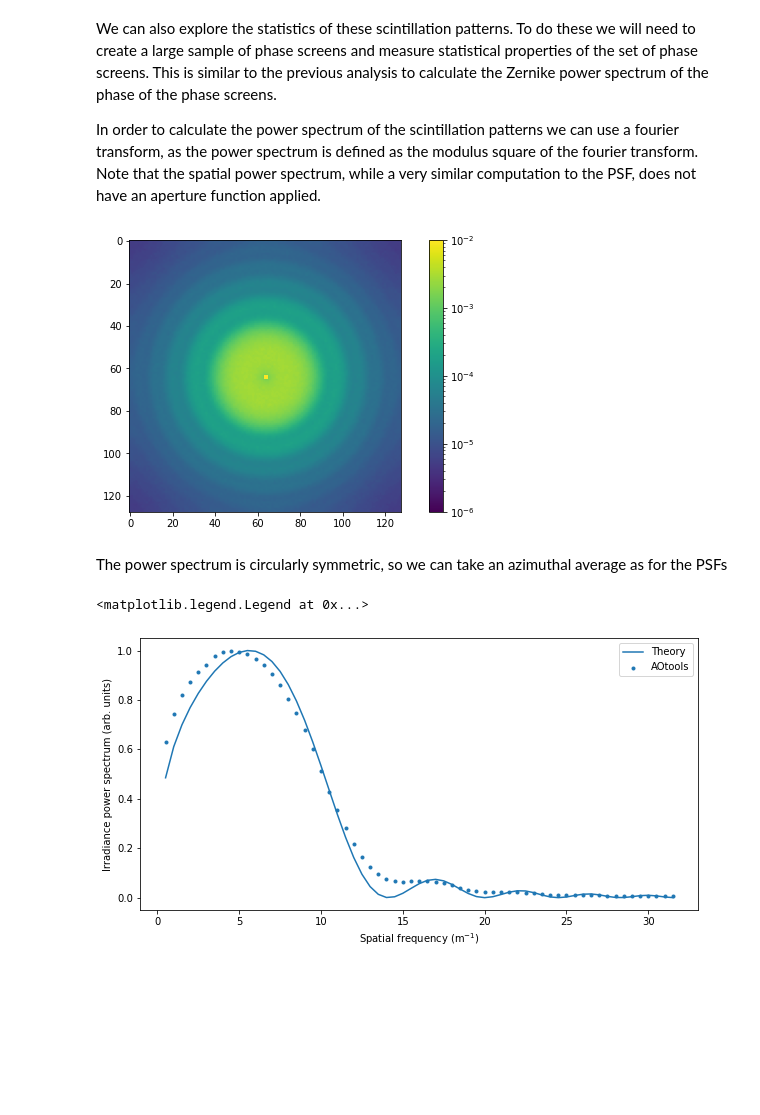
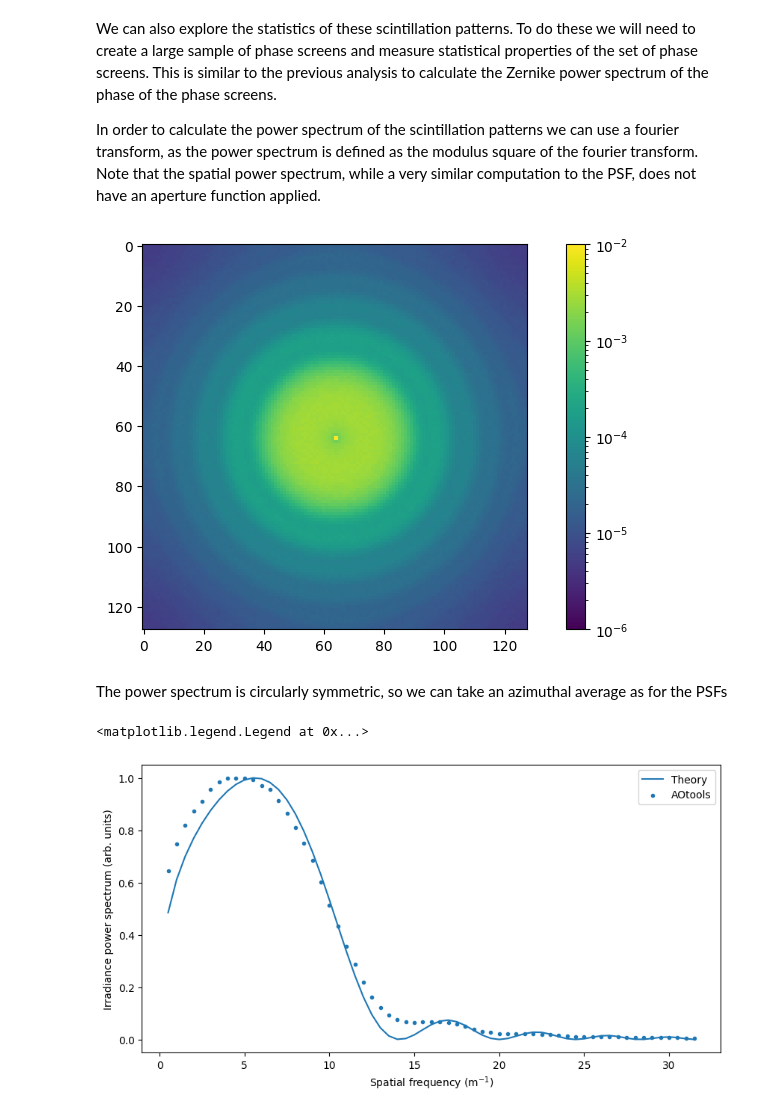
Before and after one commit to AOtools/aotools_tests, a Jupyter notebook: workshop/5_propagating_light.ipynb, the cells around one changed output. Saved outputs shown, nothing was run; the diff lists cells and outputs as text; code cells hidden in the pictures; blank space fills up the shorter version.

```diff
--- a/workshop/5_propagating_light.ipynb
+++ b/workshop/5_propagating_light.ipynb
@@ -11,11 +11,10 @@ import numpy
 import matplotlib.pylab as plt
 from tqdm import tqdm, trange, tqdm_notebook
 from astropy.io import fits
-%matplotlib inline
+# %matplotlib inline
 import aotools
 from aotools.turbulence import infinitephasescreen, phasescreen
 from matplotlib import animation, rcParams
-rcParams['figure.figsize'] = [10,5]
 from IPython.display import HTML
 import matplotlib.colors as colors
 j = 0+1j
@@ -216,7 +215,7 @@ plt.figure()
 plt.imshow(powerspec.mean(0), norm=colors.LogNorm(1e-6,1e-2))
 cbar = plt.colorbar()
 # %% [output]
-[figure, old version]
+[figure, new version]
 # %% [markdown]
 The power spectrum is circularly symmetric, so we can take an azimuthal average as for the PSFs
 # %%
@@ -238,11 +237,11 @@ W_th = W(spatial_freqs, propagation_distance, aotools.r0_to_cn2(r0))
 # %%
 plt.figure()
 plt.plot(spatial_freqs, W_th/W_th.max(), label='Theory')
-plt.scatter(spatial_scales, powerspec_1d[1:]/powerspec_1d[1:].max(), marker='.', label='AOtools')
+plt.scatter(spatial_freqs, powerspec_1d[1:]/powerspec_1d[1:].max(), marker='.', label='AOtools')
 plt.xlabel('Spatial frequency (m$^{-1}$)')
 plt.ylabel('Irradiance power spectrum (arb. units)')
 plt.legend(loc=0)
 # plt.xlim(0,30)
 # %% [output]
 <matplotlib.legend.Legend at 0x...>
-[figure, old version]
+[figure, new version]
```
Also changed, not shown: parts of 4 cells of this notebook, 4 other files.
